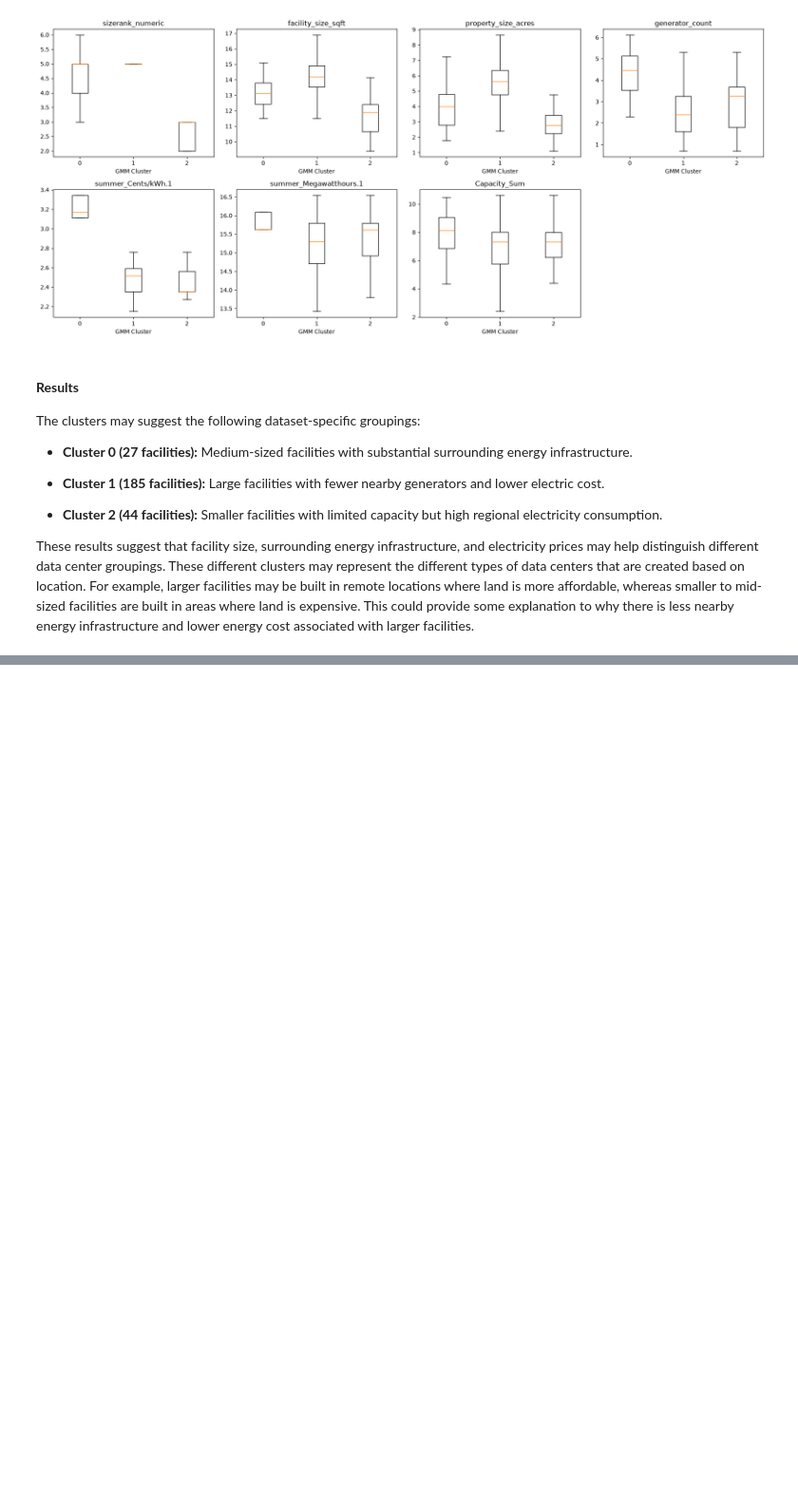
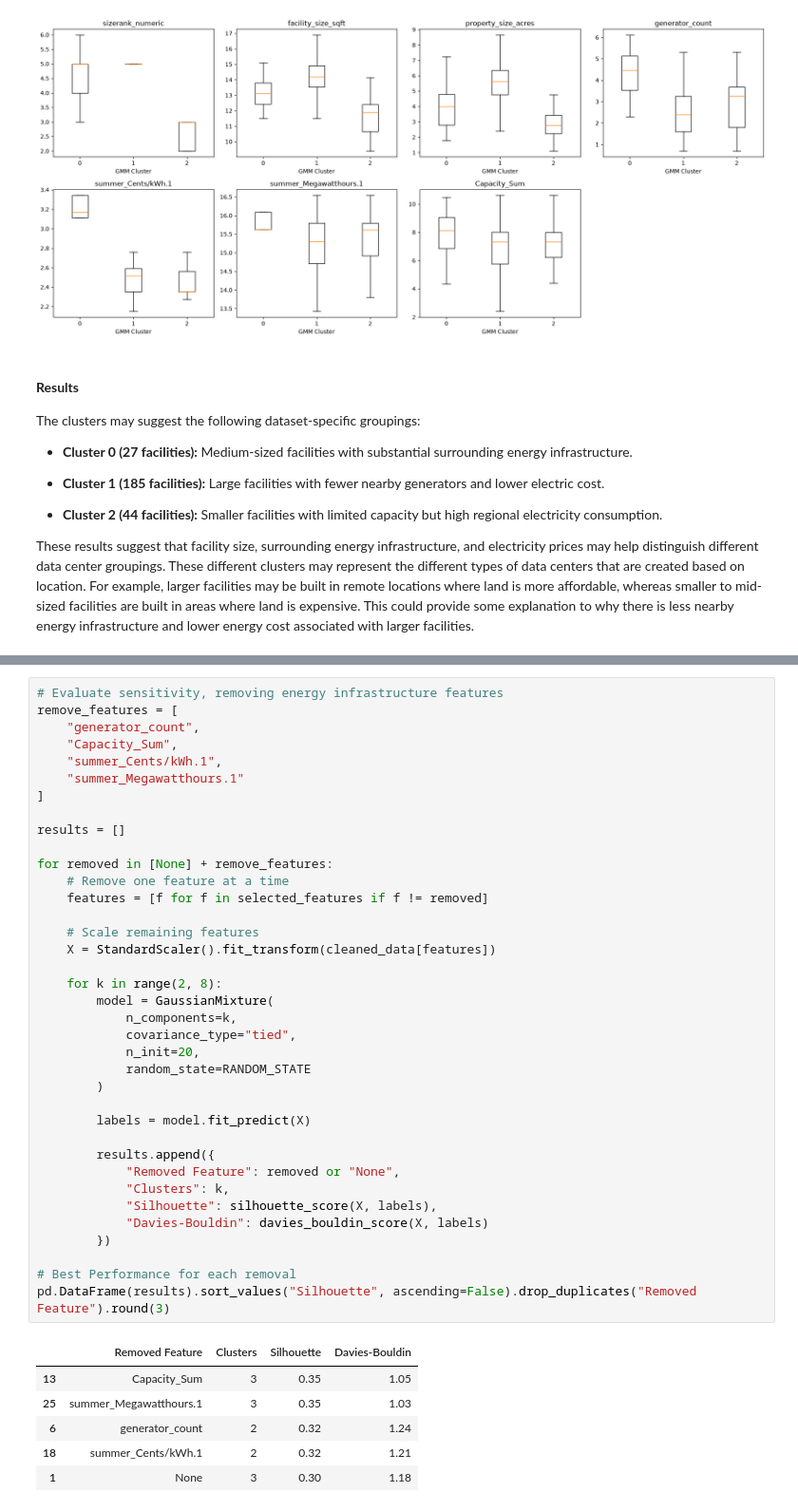
Before and after one commit to matthewchess/siads696, a Jupyter notebook: 04-unsupervised-learning.ipynb, the cells around one changed output, grey strips where cells are left out. Shown at 95% size. Drawn from its saved outputs; the diff is of its cells as text; blank space fills up the shorter version.

Commit message:
Add sensitivity analysis to unsupervised learning code

```diff
--- a/04-unsupervised-learning.ipynb
+++ b/04-unsupervised-learning.ipynb
@@ -516,0 +523,44 @@ These results suggest that facility size, surrounding energy infrastructure, and
+# %%
+# Evaluate sensitivity, removing energy infrastructure features
+remove_features = [
+    "generator_count",
+    "Capacity_Sum",
+    "summer_Cents/kWh.1",
+    "summer_Megawatthours.1"
+]
+
+results = []
+
+for removed in [None] + remove_features:
+    # Remove one feature at a time
+    features = [f for f in selected_features if f != removed]
+
+    # Scale remaining features
+    X = StandardScaler().fit_transform(cleaned_data[features])
+
+    for k in range(2, 8):
+        model = GaussianMixture(
+            n_components=k,
+            covariance_type="tied",
+            n_init=20,
+            random_state=RANDOM_STATE
+        )
+
+        labels = model.fit_predict(X)
+
+        results.append({
+            "Removed Feature": removed or "None",
+            "Clusters": k,
+            "Silhouette": silhouette_score(X, labels),
+            "Davies-Bouldin": davies_bouldin_score(X, labels)
+        })
+
+# Best Performance for each removal
+pd.DataFrame(results).sort_values("Silhouette", ascending=False).drop_duplicates("Removed Feature").round(3)
+# %% [output]
+|  | Removed Feature | Clusters | Silhouette | Davies-Bouldin |
+| 13 | Capacity_Sum | 3 | 0.35 | 1.05 |
+| 25 | summer_Megawatthours.1 | 3 | 0.35 | 1.03 |
+| 6 | generator_count | 2 | 0.32 | 1.24 |
+| 18 | summer_Cents/kWh.1 | 2 | 0.32 | 1.21 |
+| 1 | None | 3 | 0.30 | 1.18 |
```
Also changed, not shown: parts of 1 cell of this notebook.
